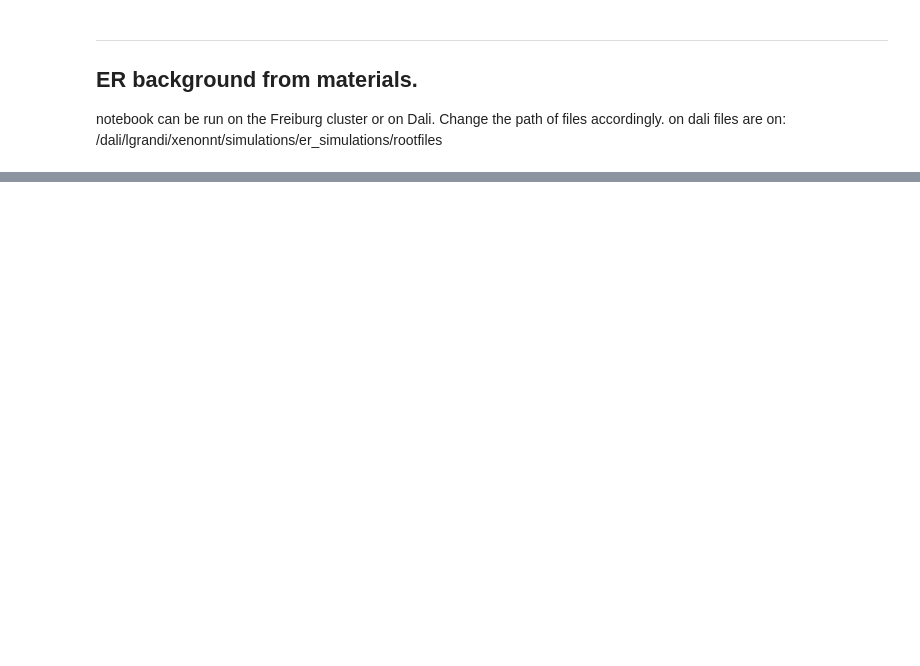
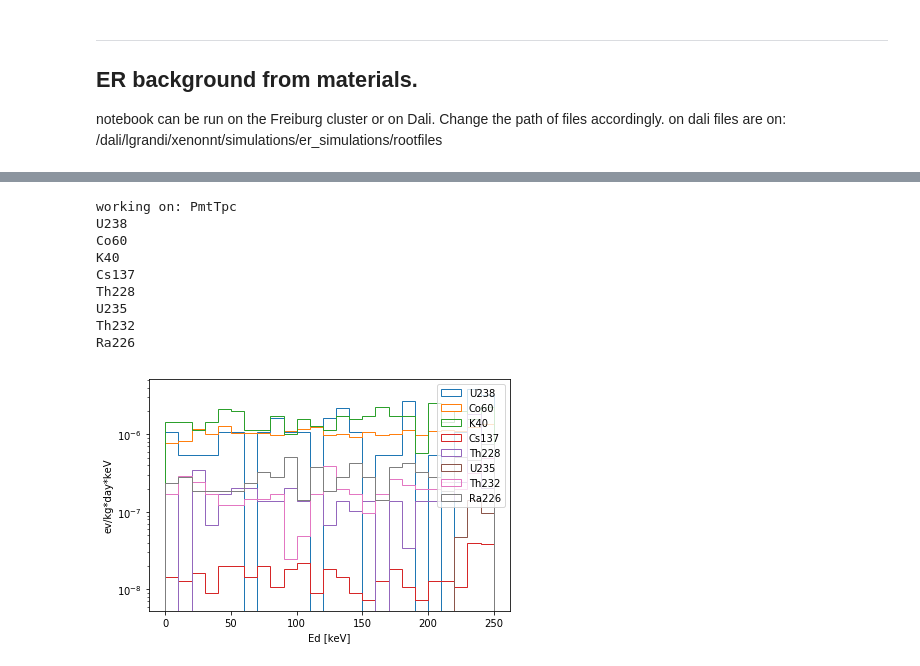
Before and after one commit to ariannarocchetti/MonteCarlo_ER, a Jupyter notebook: notebooks/er_background/analysis.ipynb, the cells around one changed output, grey strips where cells are left out. Saved outputs shown, nothing was run; the diff lists cells and outputs as text; code cells hidden in the pictures; blank space fills up the shorter version.

```diff
--- a/notebooks/er_background/analysis.ipynb
+++ b/notebooks/er_background/analysis.ipynb
@@ -327,38 +432,51 @@ make_spectrum(values, "electrodes")
 # %%
 #-----extra plots-------------
 # %%
-components = ["SS_InnerCryostatShell",
-             "SS_InnerCryostatFlanges",
-             "SS_InnerCryostat_bottomDome",
-             ""]
+components = ["PmtTpc"]
+
 ###plot spectrum per component
-def plot_spectrum(data, min,max, bins, isotope, time):
-    time_weights = [(1/time)*(864/(40*12))]*len(data)
-    plt.hist(data.Ed, bins = bins, range = (min, max), weights = time_weights, histtype = 'step', label = isotope)
+def plot_spectrum_comp(data, min_,max_, bins_, isotope, time):
+    time_weights = (1/time)*(864/400)
+    counts, bins = np.histogram(data.Ed, bins = bins_, range = (min_, max_))
+    counts1 = counts*time_weights
+    plt.hist(bins[:-1], bins, weights=counts1, label = isotope, histtype = "step")
     plt.ylabel('ev/kg*day*keV')
     plt.xlabel('Ed [keV]')
     plt.yscale('log')
     plt.tight_layout()
-    plt.legend()
+    plt.legend(markerscale=10, bbox_to_anchor=(1.05, 1), loc='upper left', fontsize='xx-large')
 
 for component in components:
     print("working on:" , component)
     p = get_parameters(component)
     for i in range(0, len(isotope_array)):
         isotope = isotope_array[i]
-        data, frac, material = get_data(isotope, component)
+        print(isotope)
+        data2, frac, material = get_data(isotope, component)
+        data = fv(data2)
         N_ = number_of_events(material)
         N = N_[isotope]
         b = select_typepri(isotope) #later on with the good function
         n =  N*(frac/100)*(1/b) #n_gen * fraction in that component * chain_factor
         p = get_parameters(component)
         mass = p['mass']
         contamination = p[isotope]
         if contamination > 0:
             contamination = p[isotope]/1000
             time = n / (mass * contamination)
         else:
             print("no contamination")
 
-        plot_spectrum(data, 0, 300, 150, isotope, time)
+        plot_spectrum_comp(data, 0, 250, 25, isotope, time)
     plt.show()
+# %% [output]
+working on: PmtTpc
+U238
+Co60
+K40
+Cs137
+Th228
+U235
+Th232
+Ra226
+[figure, added]
```
Also changed, not shown: parts of 21 cells of this notebook, 9 other files.
